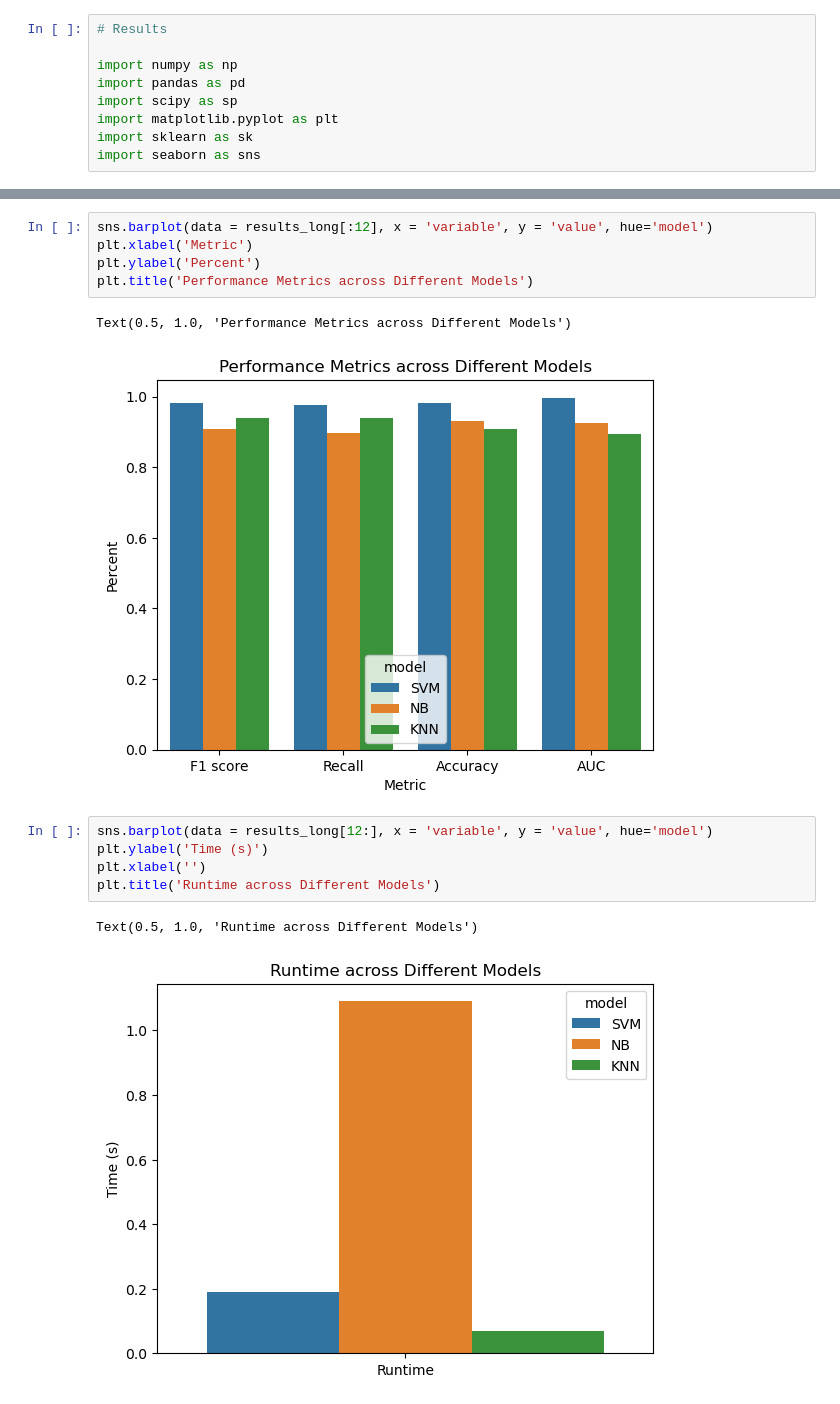
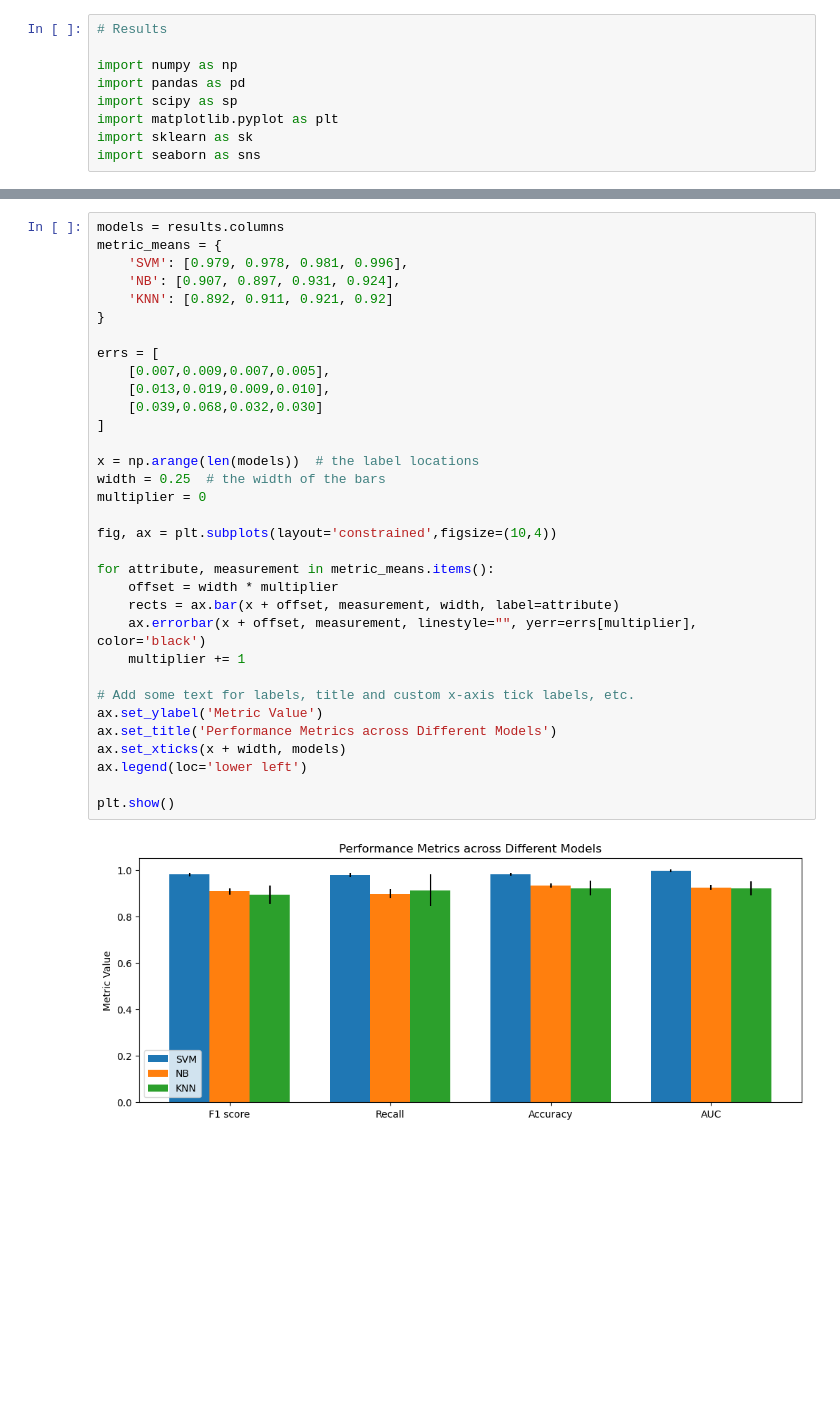
Before and after one commit to yuxinl915/02620_GRP8, a Jupyter notebook: results.ipynb, the cells around one changed output, grey strips where cells are left out. Saved outputs shown, nothing was run; the diff lists cells and outputs as text; blank space fills up the shorter version.

```diff
--- a/results.ipynb
+++ b/results.ipynb
@@ -40,16 +19,35 @@ results_long
-# %%
-sns.barplot(data = results_long[:12], x = 'variable', y = 'value', hue='model')
-plt.xlabel('Metric')
-plt.ylabel('Percent')
-plt.title('Performance Metrics across Different Models')
-# %% [output]
-Text(0.5, 1.0, 'Performance Metrics across Different Models')
-[figure, removed]
-# %%
-sns.barplot(data = results_long[12:], x = 'variable', y = 'value', hue='model')
-plt.ylabel('Time (s)')
-plt.xlabel('')
-plt.title('Runtime across Different Models')
-# %% [output]
-Text(0.5, 1.0, 'Runtime across Different Models')
-[figure, removed]
+# %%
+models = results.columns
+metric_means = {
+    'SVM': [0.979, 0.978, 0.981, 0.996],
+    'NB': [0.907, 0.897, 0.931, 0.924],
+    'KNN': [0.892, 0.911, 0.921, 0.92]
+}
+
+errs = [
+    [0.007,0.009,0.007,0.005],
+    [0.013,0.019,0.009,0.010],
+    [0.039,0.068,0.032,0.030]
+]
+
+x = np.arange(len(models))  # the label locations
+width = 0.25  # the width of the bars
+multiplier = 0
+
+fig, ax = plt.subplots(layout='constrained',figsize=(10,4))
+
+for attribute, measurement in metric_means.items():
+    offset = width * multiplier
+    rects = ax.bar(x + offset, measurement, width, label=attribute)
+    ax.errorbar(x + offset, measurement, linestyle="", yerr=errs[multiplier], color='black')
+    multiplier += 1
+
+# Add some text for labels, title and custom x-axis tick labels, etc.
+ax.set_ylabel('Metric Value')
+ax.set_title('Performance Metrics across Different Models')
+ax.set_xticks(x + width, models)
+ax.legend(loc='lower left')
+
+plt.show()
+# %% [output]
+[figure, added]
```
Also changed, not shown: parts of 3 cells of this notebook.
